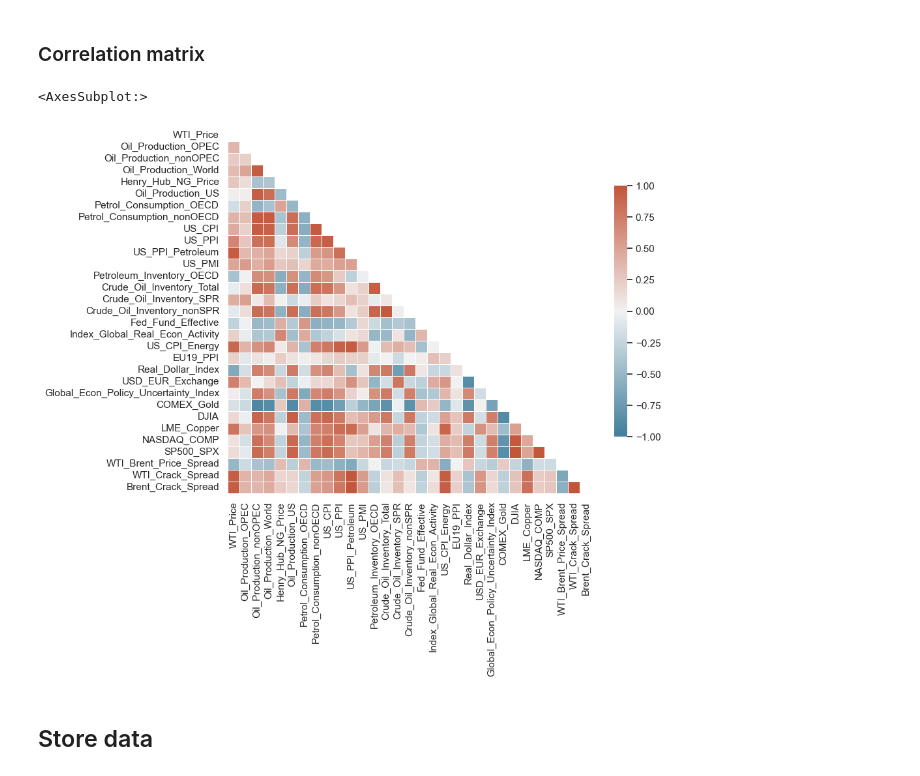
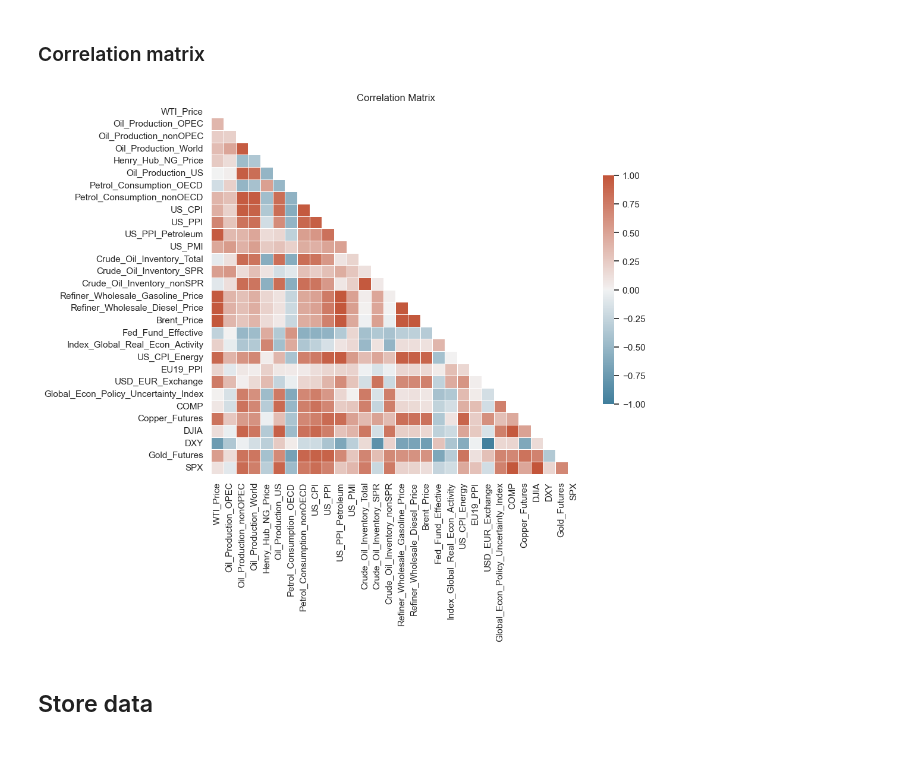
Before and after one commit to faridjn/WTI_Crude_Oil_Price_Prediction_Using_ML, a Jupyter notebook: notebooks/01_data_wrangling.ipynb, the cells around one changed output. Saved outputs shown, nothing was run; the diff lists cells and outputs as text; code cells hidden in the pictures.

Commit message:
Treat missing values in capstone project (data wrangling)

```diff
--- a/notebooks/01_data_wrangling.ipynb
+++ b/notebooks/01_data_wrangling.ipynb
@@ -191,0 +182,3 @@ plt.show()
+# %%
+to_drop_columns = missing_10pct.index
+dropped_col = df.drop(columns = to_drop_columns, inplace = False)
@@ -191,0 +193,2 @@ plt.show()
+# %%
+dropped_row = dropped_col.dropna(axis = 0, inplace = False)
@@ -192,3 +201,5 @@ plt.show()
+# %%
+df = dropped_row
 # %% [markdown]
 ## Explore data
 # %% [markdown]
@@ -214,0 +231,20 @@ plt.subplots_adjust(hspace=0.5);
+# %%
+#Plot PPS
+matrix_pps = matrix[['x', 'y', 'ppscore']].pivot(columns='x', index='y', values='ppscore')
+
+sns.set_theme(style="white")
+
+# Generate a mask for the upper triangle
+mask = np.triu(np.ones_like(matrix_pps, dtype=bool))
+
+# Set up the matplotlib figure
+f, ax = plt.subplots(figsize=(10, 10))
+
+# Generate a custom diverging colormap
+cmap = sns.diverging_palette(230, 20, as_cmap=True)
+
+# Draw the heatmap with the mask and correct aspect ratio
+sns.heatmap(matrix_pps, mask=mask, cmap="Blues", vmin = 0, vmax=1, center=0.5,
+            square=True, linewidths=.5,annot=False, cbar_kws={"shrink": .5}).set(title='PPS Matrix')
+plt.show()
+#sns.heatmap(matrix_pps, vmin=0, vmax=1, cmap="Blues", linewidths=0.5, annot=False)
@@ -217,26 +258,23 @@ plt.subplots_adjust(hspace=0.5);
 # %%
-import seaborn as sns
-
+#Plot Corr matrix
 sns.set_theme(style="white")
-
-# Compute the correlation matrix
-corr = df.corr()
 
 # Generate a mask for the upper triangle
 mask = np.triu(np.ones_like(corr, dtype=bool))
 
 # Set up the matplotlib figure
-f, ax = plt.subplots(figsize=(9, 10))
+f, ax = plt.subplots(figsize=(10, 10))
 
 # Generate a custom diverging colormap
 cmap = sns.diverging_palette(230, 20, as_cmap=True)
 
 # Draw the heatmap with the mask and correct aspect ratio
-sns.heatmap(corr, mask=mask, cmap=cmap, vmax=1, vmin = -1, center=0,
-            square=True, linewidths=.5, cbar_kws={"shrink": .5})
+sns.heatmap(corr, mask=mask, cmap=cmap, vmin = -1, vmax=1, center=0,
+            square=True, linewidths=.5, cbar_kws={"shrink": .5}).set(title='Correlation Matrix')
+
+plt.show()
 # %% [output]
-<AxesSubplot:>
-[figure, old version]
+[figure, new version]
 # %% [markdown]
 ## Store data
 # %%
```
Also changed, not shown: parts of 31 cells of this notebook, 4 other files.
